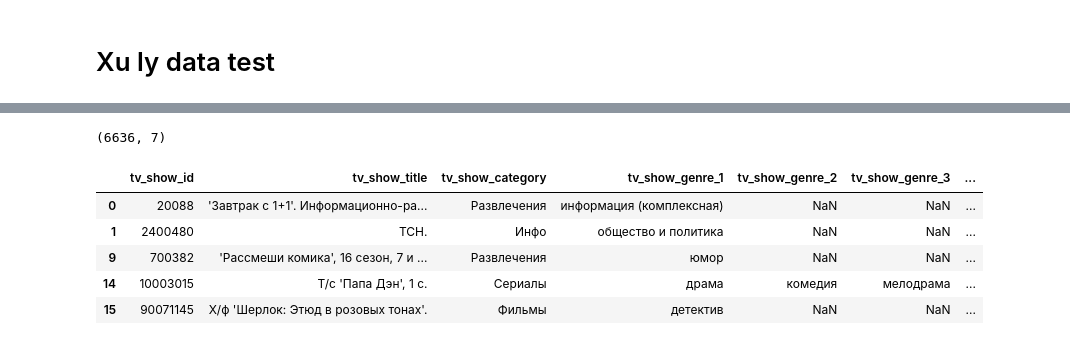
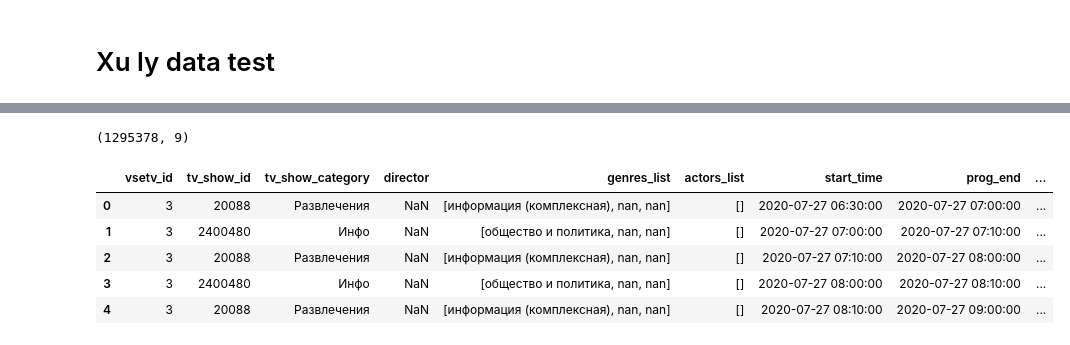
Before and after one commit to ngochuyen2609/tv-program-recommender, a Jupyter notebook: src/preprocessing/preprocessing.ipynb, the cells around one changed output, grey strips where cells are left out. Cells and saved outputs as stored; diff of their text form; code cells hidden in the pictures.

```diff
--- a/src/preprocessing/preprocessing.ipynb
+++ b/src/preprocessing/preprocessing.ipynb
@@ -715,0 +844,4 @@ Số tv_show_id (test, ≠0): 6636
+# %%
+metadata_test = r"C:\bachkhoahanoi\2025.1\Recommend System\data\raw\sweettv-tv-program-recommender\export_arh_31-42-final.csv"
+metadata_test = read_csv(metadata_test)
+metadata_test.head(10)
@@ -716,14 +860,16 @@ Số tv_show_id (test, ≠0): 6636
+# %%
+metadata_test_df = load_meta([metadata_test])
 # %%
-test_lookup.shape
+metadata_test_df.shape
 # %% [output]
-(6636, 7)
+(1295378, 9)
 # %%
-test_lookup.head(5)
+metadata_test_df.head(5)
 # %% [output]
-|  | tv_show_id | tv_show_title | tv_show_category | tv_show_genre_1 | tv_show_genre_2 | tv_show_genre_3 | ... |
-| 0 | 20088 | 'Завтрак с 1+1'. Информационно-ра... | Развлечения | информация (комплексная) | NaN | NaN | ... |
-| 1 | 2400480 | ТСН. | Инфо | общество и политика | NaN | NaN | ... |
-| 9 | 700382 | 'Рассмеши комика', 16 сезон, 7 и ... | Развлечения | юмор | NaN | NaN | ... |
-| 14 | 10003015 | Т/с 'Папа Дэн', 1 с. | Сериалы | драма | комедия | мелодрама | ... |
-| 15 | 90071145 | Х/ф 'Шерлок: Этюд в розовых тонах'. | Фильмы | детектив | NaN | NaN | ... |
+|  | vsetv_id | tv_show_id | tv_show_category | director | genres_list | actors_list | start_time | prog_end | ... |
+| 0 | 3 | 20088 | Развлечения | NaN | [информация (комплексная), nan, nan] | [] | 2020-07-27 06:30:00 | 2020-07-27 07:00:00 | ... |
+| 1 | 3 | 2400480 | Инфо | NaN | [общество и политика, nan, nan] | [] | 2020-07-27 07:00:00 | 2020-07-27 07:10:00 | ... |
+| 2 | 3 | 20088 | Развлечения | NaN | [информация (комплексная), nan, nan] | [] | 2020-07-27 07:10:00 | 2020-07-27 08:00:00 | ... |
+| 3 | 3 | 2400480 | Инфо | NaN | [общество и политика, nan, nan] | [] | 2020-07-27 08:00:00 | 2020-07-27 08:10:00 | ... |
+| 4 | 3 | 20088 | Развлечения | NaN | [информация (комплексная), nan, nan] | [] | 2020-07-27 08:10:00 | 2020-07-27 09:00:00 | ... |
 # %%
```
Also changed, not shown: parts of 40 cells of this notebook, 2 other files.
